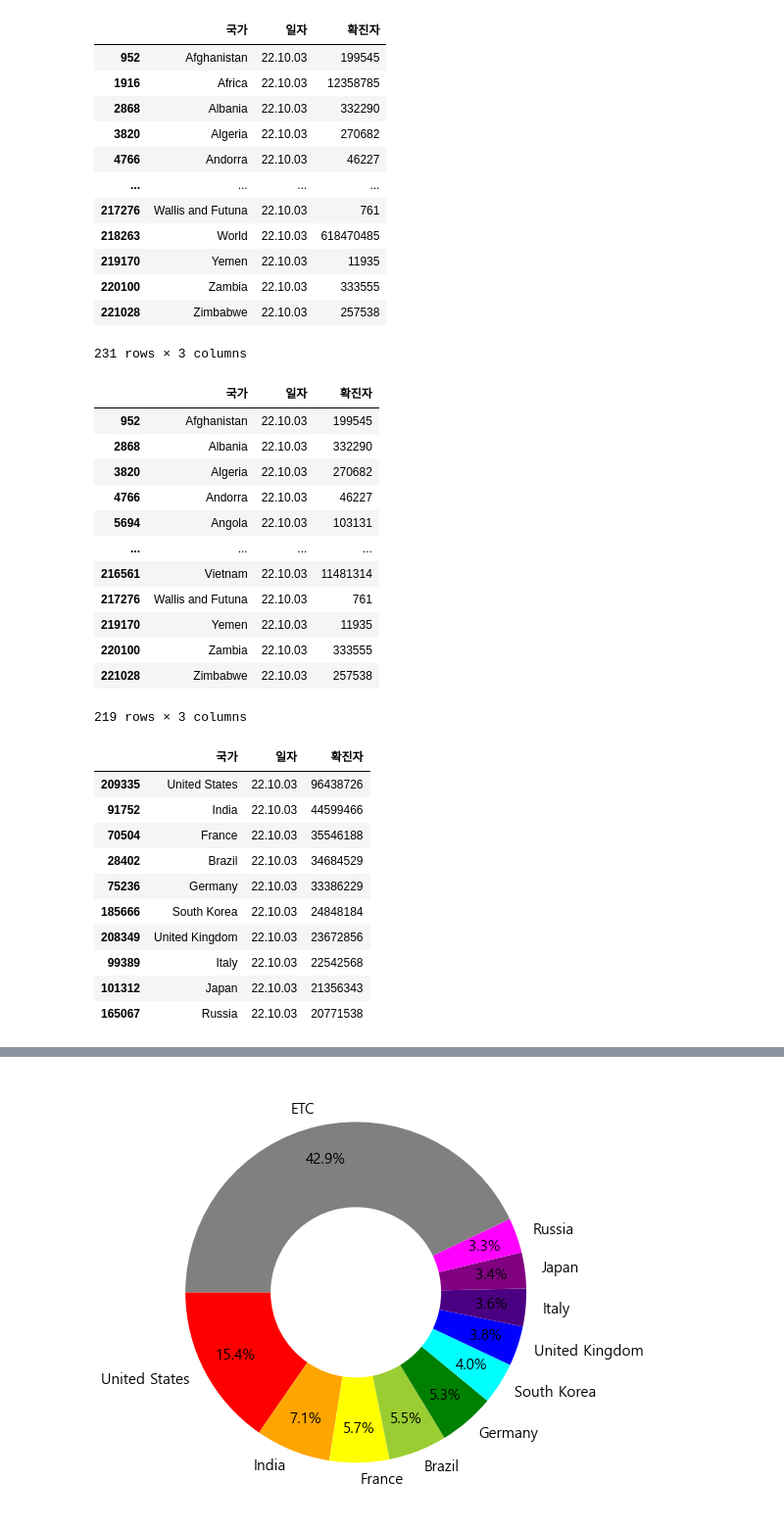
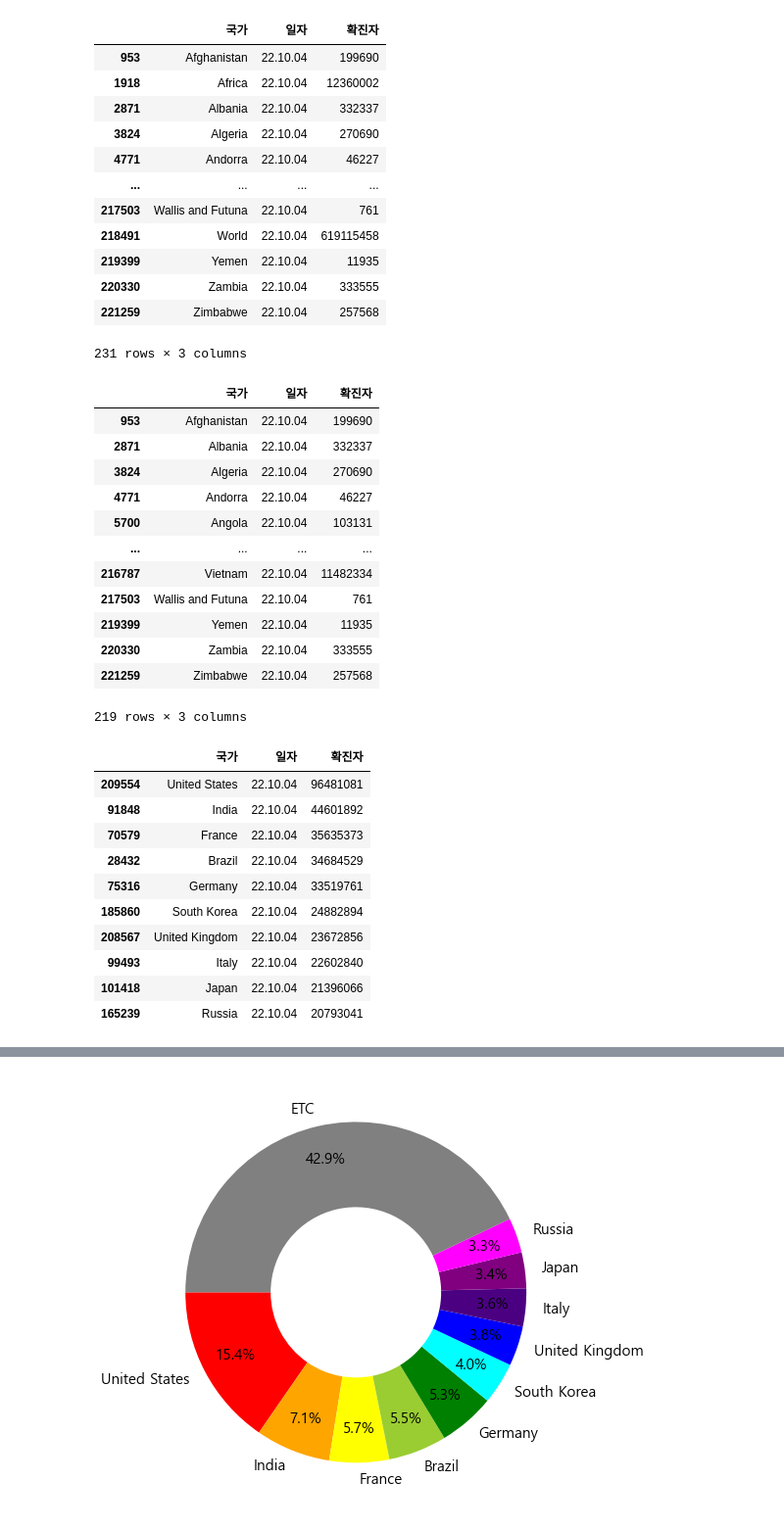
Before and after one commit to cpwoo/ProjectCorona, a Jupyter notebook: pie chart.ipynb, the cells around one changed output, grey strips where cells are left out. Shown at 98% size. Saved outputs shown, nothing was run; the diff lists cells and outputs as text; code cells hidden in the pictures.

```diff
--- a/pie chart.ipynb
+++ b/pie chart.ipynb
@@ -7,27 +7,27 @@ matplotlib.rcParams['axes.unicode_minus'] = False
 # %%
 import pandas as pd
 import numpy as np
 df = pd.read_excel('owid-covid-data.xlsx', usecols='C:E')
 df.rename(columns={'location':'국가','date':'일자', 'total_cases':'확진자'}, inplace=True)
 df = df.fillna(0)
 df['일자'] = pd.to_datetime(df['일자'])
 df['일자'] = df['일자'].dt.strftime('%y.%m.%d')
-df = df[df['일자'] == '22.10.03']
+df = df[df['일자'] == '22.10.04']
 df['확진자'] = df['확진자'].astype(int)
 df
 # %% [output]
 |  | 국가 | 일자 | 확진자 |
-| 952 | Afghanistan | 22.10.03 | 199545 |
-| 1916 | Africa | 22.10.03 | 12358785 |
-| 2868 | Albania | 22.10.03 | 332290 |
-| 3820 | Algeria | 22.10.03 | 270682 |
-| 4766 | Andorra | 22.10.03 | 46227 |
+| 953 | Afghanistan | 22.10.04 | 199690 |
+| 1918 | Africa | 22.10.04 | 12360002 |
+| 2871 | Albania | 22.10.04 | 332337 |
+| 3824 | Algeria | 22.10.04 | 270690 |
+| 4771 | Andorra | 22.10.04 | 46227 |
 | ... | ... | ... | ... |
-| 217276 | Wallis and Futuna | 22.10.03 | 761 |
-| 218263 | World | 22.10.03 | 618470485 |
-| 219170 | Yemen | 22.10.03 | 11935 |
-| 220100 | Zambia | 22.10.03 | 333555 |
-| 221028 | Zimbabwe | 22.10.03 | 257538 |
+| 217503 | Wallis and Futuna | 22.10.04 | 761 |
+| 218491 | World | 22.10.04 | 619115458 |
+| 219399 | Yemen | 22.10.04 | 11935 |
+| 220330 | Zambia | 22.10.04 | 333555 |
+| 221259 | Zimbabwe | 22.10.04 | 257568 |
 231 rows × 3 columns
 # %%
 continents = ['Africa', 'Asia', 'Europe', 'European Union', 'High income', 'Upper middle income', 'Low income',
@@ -37,17 +37,17 @@ df = df[~filt]
 df
 # %% [output]
 |  | 국가 | 일자 | 확진자 |
-| 952 | Afghanistan | 22.10.03 | 199545 |
-| 2868 | Albania | 22.10.03 | 332290 |
-| 3820 | Algeria | 22.10.03 | 270682 |
-| 4766 | Andorra | 22.10.03 | 46227 |
-| 5694 | Angola | 22.10.03 | 103131 |
+| 953 | Afghanistan | 22.10.04 | 199690 |
+| 2871 | Albania | 22.10.04 | 332337 |
+| 3824 | Algeria | 22.10.04 | 270690 |
+| 4771 | Andorra | 22.10.04 | 46227 |
+| 5700 | Angola | 22.10.04 | 103131 |
 | ... | ... | ... | ... |
-| 216561 | Vietnam | 22.10.03 | 11481314 |
-| 217276 | Wallis and Futuna | 22.10.03 | 761 |
-| 219170 | Yemen | 22.10.03 | 11935 |
-| 220100 | Zambia | 22.10.03 | 333555 |
-| 221028 | Zimbabwe | 22.10.03 | 257538 |
+| 216787 | Vietnam | 22.10.04 | 11482334 |
+| 217503 | Wallis and Futuna | 22.10.04 | 761 |
+| 219399 | Yemen | 22.10.04 | 11935 |
+| 220330 | Zambia | 22.10.04 | 333555 |
+| 221259 | Zimbabwe | 22.10.04 | 257568 |
 219 rows × 3 columns
 # %%
 df = df.sort_values(by=['확진자'], ascending=0)
@@ -55,16 +55,16 @@ df_top = df.head(10)
 df_top
 # %% [output]
 |  | 국가 | 일자 | 확진자 |
-| 209335 | United States | 22.10.03 | 96438726 |
-| 91752 | India | 22.10.03 | 44599466 |
-| 70504 | France | 22.10.03 | 35546188 |
-| 28402 | Brazil | 22.10.03 | 34684529 |
-| 75236 | Germany | 22.10.03 | 33386229 |
-| 185666 | South Korea | 22.10.03 | 24848184 |
-| 208349 | United Kingdom | 22.10.03 | 23672856 |
-| 99389 | Italy | 22.10.03 | 22542568 |
-| 101312 | Japan | 22.10.03 | 21356343 |
-| 165067 | Russia | 22.10.03 | 20771538 |
+| 209554 | United States | 22.10.04 | 96481081 |
+| 91848 | India | 22.10.04 | 44601892 |
+| 70579 | France | 22.10.04 | 35635373 |
+| 28432 | Brazil | 22.10.04 | 34684529 |
+| 75316 | Germany | 22.10.04 | 33519761 |
+| 185860 | South Korea | 22.10.04 | 24882894 |
+| 208567 | United Kingdom | 22.10.04 | 23672856 |
+| 99493 | Italy | 22.10.04 | 22602840 |
+| 101418 | Japan | 22.10.04 | 21396066 |
+| 165239 | Russia | 22.10.04 | 20793041 |
 # %%
 df_etc = df.iloc[10:]
 df_etc
```
Also changed, not shown: parts of 4 cells of this notebook, 7 other files.
